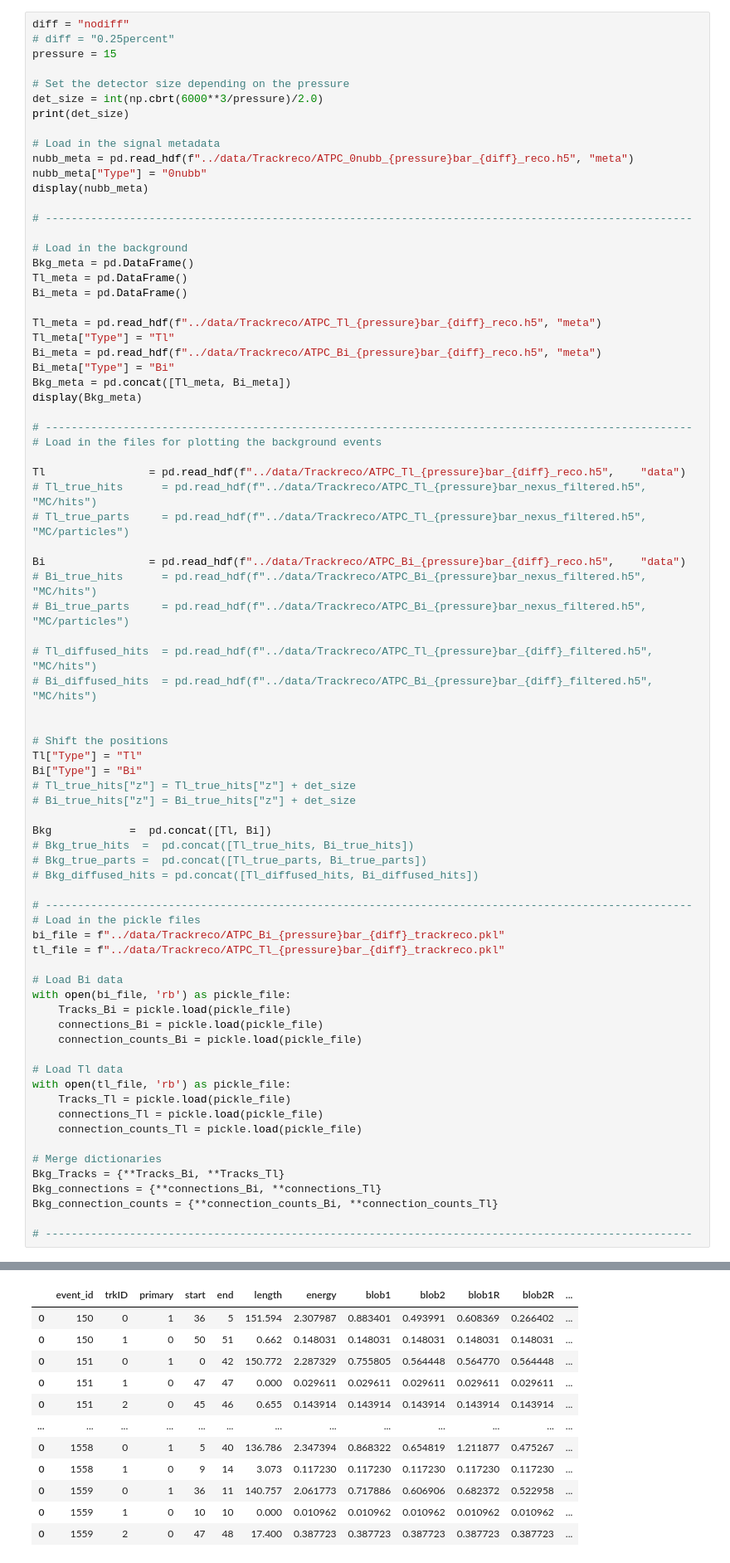
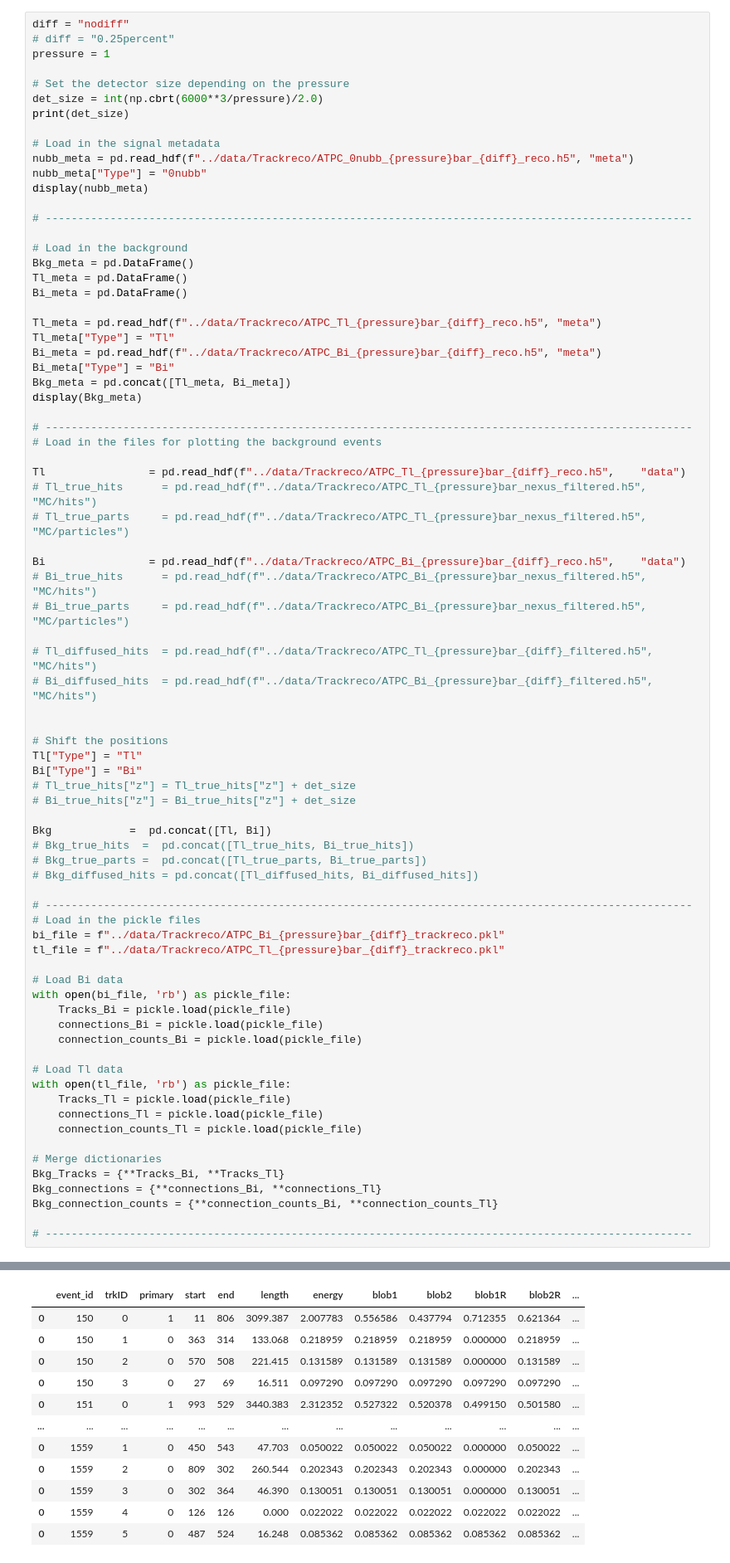
Before and after one commit to kvjmistry/ATPC, a Jupyter notebook: notebooks/TrackAnalysis.ipynb, the cells around one changed output, grey strips where cells are left out. Shown at 83% size. Drawn from its saved outputs; the diff is of its cells as text.

```diff
--- a/notebooks/TrackAnalysis.ipynb
+++ b/notebooks/TrackAnalysis.ipynb
@@ -12,7 +12,7 @@ import plotly.io as pio
 # %%
 diff = "nodiff"
 # diff = "0.25percent"
-pressure = 15
+pressure = 1
 
 # Set the detector size depending on the pressure
 det_size = int(np.cbrt(6000**3/pressure)/2.0)
@@ -91,12 +91,12 @@ Bkg_connection_counts = {**connection_counts_Bi, **connection_counts_Tl}
 |  | event_id | trkID | primary | start | end | length | energy | blob1 | blob2 | blob1R | blob2R | ... |
-| 0 | 150 | 0 | 1 | 36 | 5 | 151.594 | 2.307987 | 0.883401 | 0.493991 | 0.608369 | 0.266402 | ... |
-| 0 | 150 | 1 | 0 | 50 | 51 | 0.662 | 0.148031 | 0.148031 | 0.148031 | 0.148031 | 0.148031 | ... |
-| 0 | 151 | 0 | 1 | 0 | 42 | 150.772 | 2.287329 | 0.755805 | 0.564448 | 0.564770 | 0.564448 | ... |
-| 0 | 151 | 1 | 0 | 47 | 47 | 0.000 | 0.029611 | 0.029611 | 0.029611 | 0.029611 | 0.029611 | ... |
-| 0 | 151 | 2 | 0 | 45 | 46 | 0.655 | 0.143914 | 0.143914 | 0.143914 | 0.143914 | 0.143914 | ... |
+| 0 | 150 | 0 | 1 | 11 | 806 | 3099.387 | 2.007783 | 0.556586 | 0.437794 | 0.712355 | 0.621364 | ... |
+| 0 | 150 | 1 | 0 | 363 | 314 | 133.068 | 0.218959 | 0.218959 | 0.218959 | 0.000000 | 0.218959 | ... |
+| 0 | 150 | 2 | 0 | 570 | 508 | 221.415 | 0.131589 | 0.131589 | 0.131589 | 0.000000 | 0.131589 | ... |
+| 0 | 150 | 3 | 0 | 27 | 69 | 16.511 | 0.097290 | 0.097290 | 0.097290 | 0.097290 | 0.097290 | ... |
+| 0 | 151 | 0 | 1 | 993 | 529 | 3440.383 | 2.312352 | 0.527322 | 0.520378 | 0.499150 | 0.501580 | ... |
 | ... | ... | ... | ... | ... | ... | ... | ... | ... | ... | ... | ... | ... |
-| 0 | 1558 | 0 | 1 | 5 | 40 | 136.786 | 2.347394 | 0.868322 | 0.654819 | 1.211877 | 0.475267 | ... |
-| 0 | 1558 | 1 | 0 | 9 | 14 | 3.073 | 0.117230 | 0.117230 | 0.117230 | 0.117230 | 0.117230 | ... |
-| 0 | 1559 | 0 | 1 | 36 | 11 | 140.757 | 2.061773 | 0.717886 | 0.606906 | 0.682372 | 0.522958 | ... |
-| 0 | 1559 | 1 | 0 | 10 | 10 | 0.000 | 0.010962 | 0.010962 | 0.010962 | 0.010962 | 0.010962 | ... |
-| 0 | 1559 | 2 | 0 | 47 | 48 | 17.400 | 0.387723 | 0.387723 | 0.387723 | 0.387723 | 0.387723 | ... |
+| 0 | 1559 | 1 | 0 | 450 | 543 | 47.703 | 0.050022 | 0.050022 | 0.050022 | 0.000000 | 0.050022 | ... |
+| 0 | 1559 | 2 | 0 | 809 | 302 | 260.544 | 0.202343 | 0.202343 | 0.202343 | 0.000000 | 0.202343 | ... |
+| 0 | 1559 | 3 | 0 | 302 | 364 | 46.390 | 0.130051 | 0.130051 | 0.130051 | 0.000000 | 0.130051 | ... |
+| 0 | 1559 | 4 | 0 | 126 | 126 | 0.000 | 0.022022 | 0.022022 | 0.022022 | 0.022022 | 0.022022 | ... |
+| 0 | 1559 | 5 | 0 | 487 | 524 | 16.248 | 0.085362 | 0.085362 | 0.085362 | 0.085362 | 0.085362 | ... |
```
Also changed, not shown: parts of 5 cells of this notebook.
